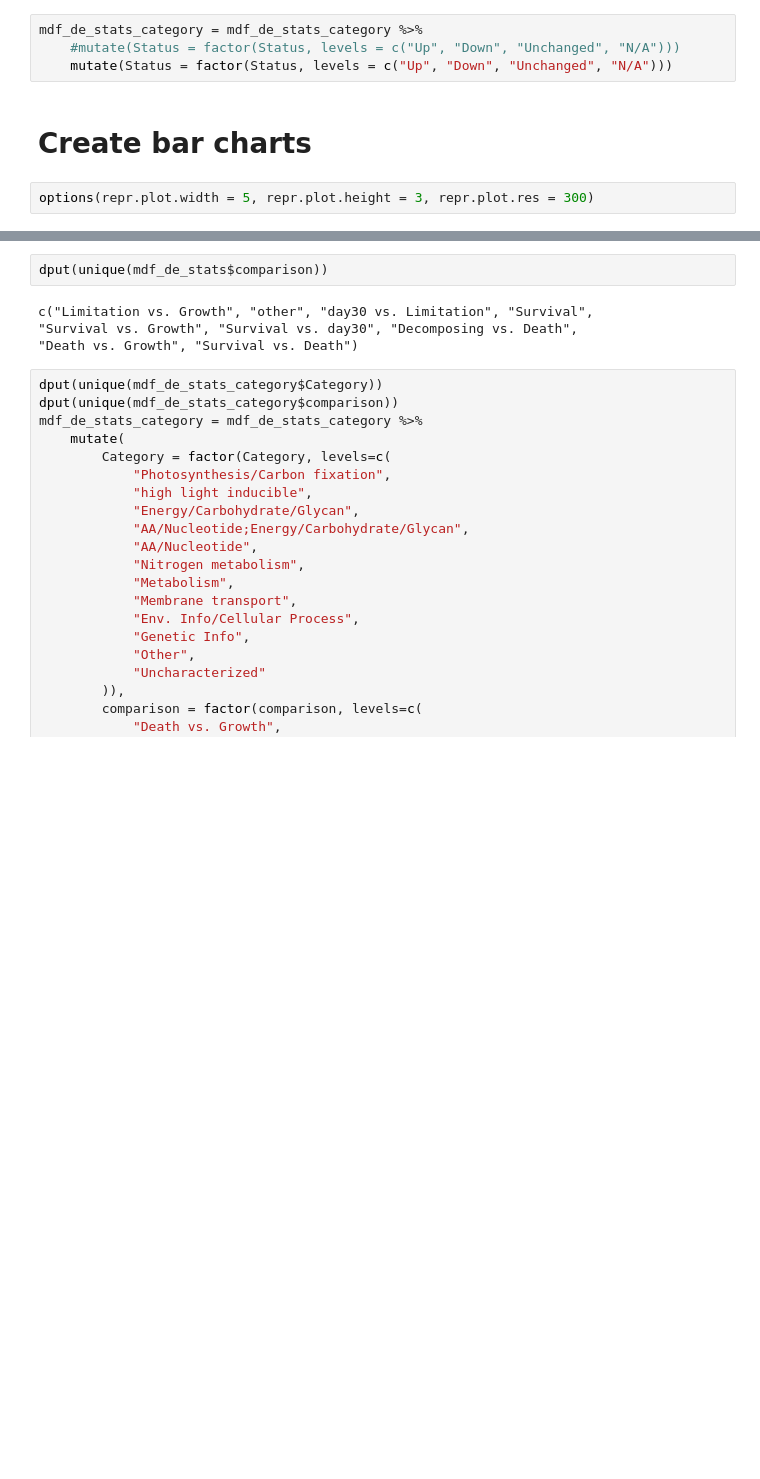
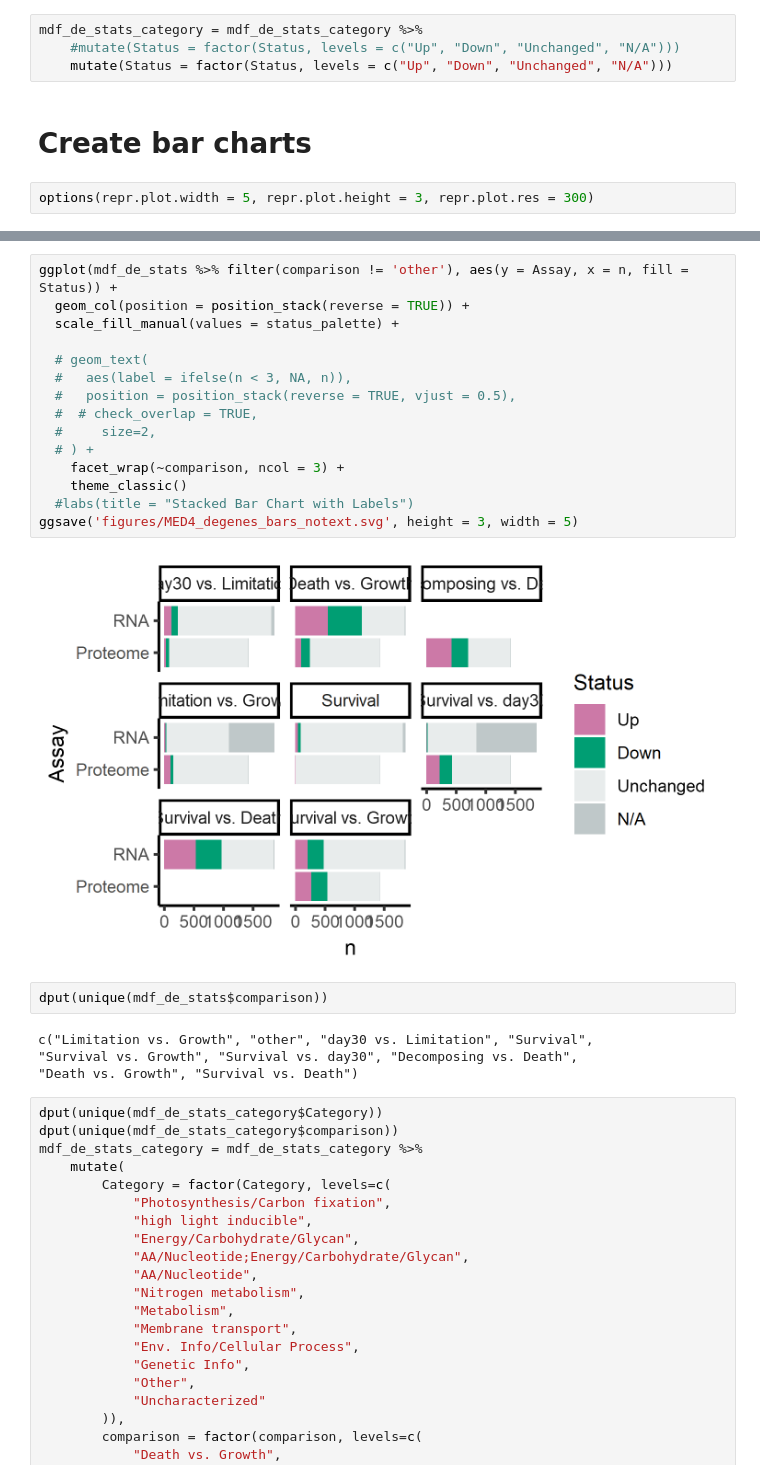
Before and after one commit to wosnat/CC1A3, a Jupyter notebook: grand_de_figure/CC1A3 MED4 grand de figure.ipynb, the cells around one changed output, grey strips where cells are left out. Saved outputs shown, nothing was run; the diff lists cells and outputs as text; blank space fills up the shorter version.

```diff
--- a/grand_de_figure/CC1A3 MED4 grand de figure.ipynb
+++ b/grand_de_figure/CC1A3 MED4 grand de figure.ipynb
@@ -232,3 +268,20 @@ Warning message:
+# %%
+ggplot(mdf_de_stats %>% filter(comparison != 'other'), aes(y = Assay, x = n, fill = Status)) +
+  geom_col(position = position_stack(reverse = TRUE)) +
+  scale_fill_manual(values = status_palette) +
+
+  # geom_text(
+  #   aes(label = ifelse(n < 3, NA, n)),
+  #   position = position_stack(reverse = TRUE, vjust = 0.5),
+  #  # check_overlap = TRUE,
+  #     size=2,
+  # ) +
+    facet_wrap(~comparison, ncol = 3) +
+    theme_classic()
+  #labs(title = "Stacked Bar Chart with Labels")
+ggsave('figures/MED4_degenes_bars_notext.svg', height = 3, width = 5)
+# %% [output]
+[figure, added]
 # %%
 dput(unique(mdf_de_stats$comparison))
 # %% [output]
```
Also changed, not shown: parts of 6 cells of this notebook, 5 other files.
